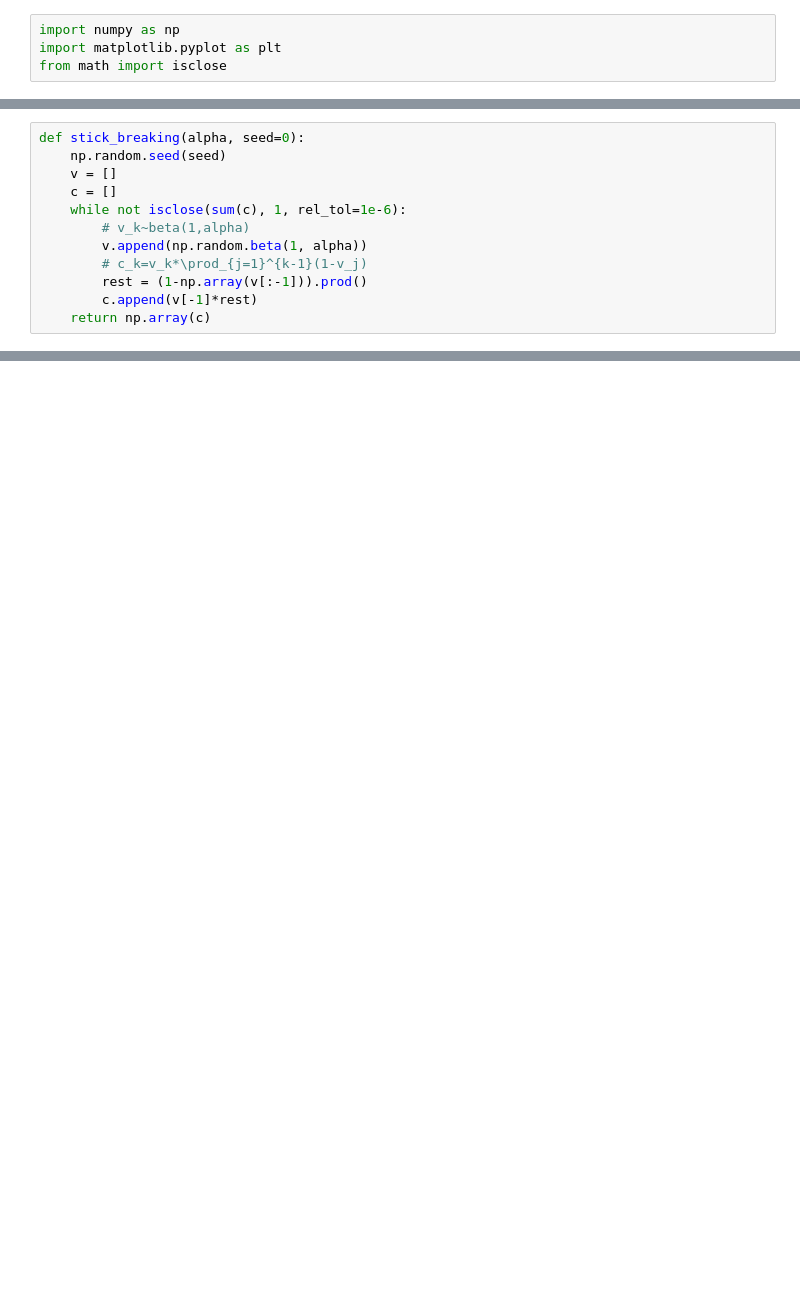
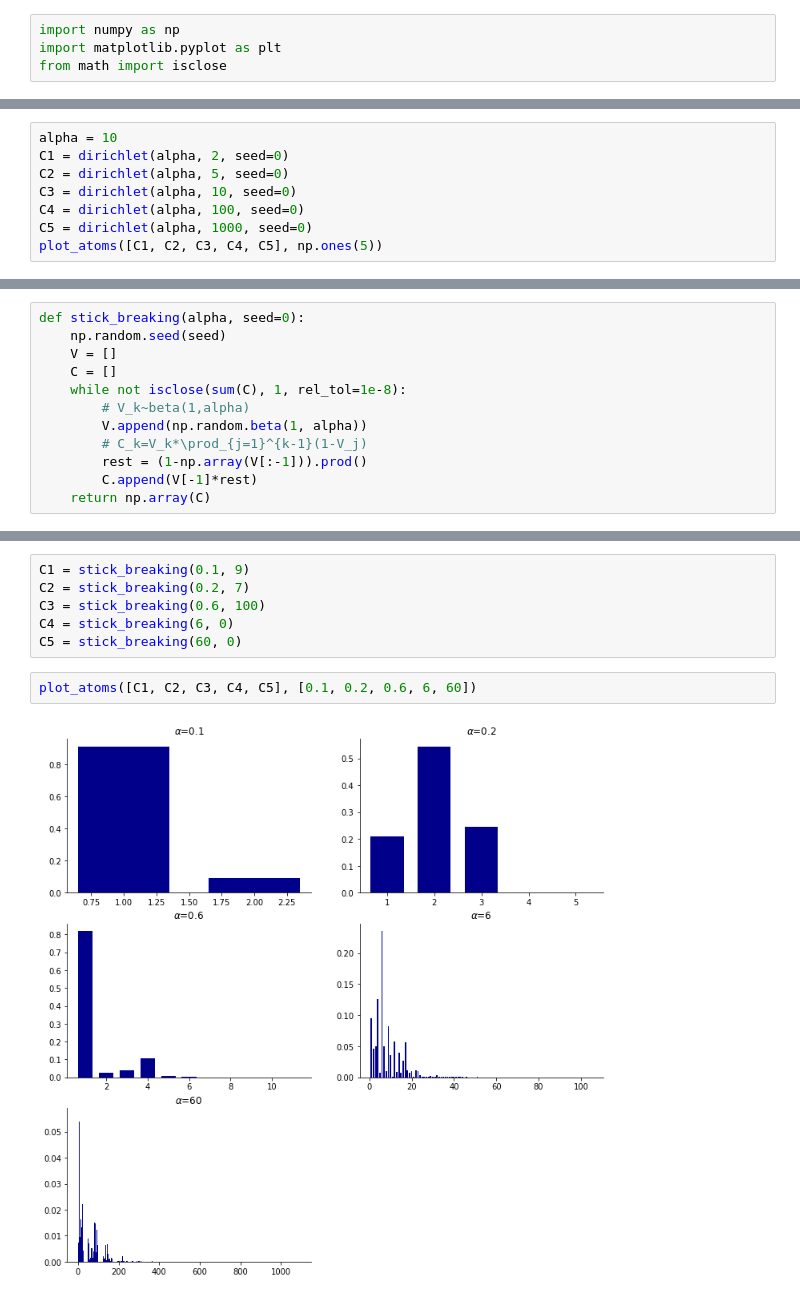
Before and after one commit to dgarridoa/aml, a Jupyter notebook: Dirichlet_Process.ipynb, the cells around one changed output, grey strips where cells are left out. Cells and saved outputs as stored; diff of their text form; blank space fills up the shorter version.

```diff
--- a/Dirichlet_Process.ipynb
+++ b/Dirichlet_Process.ipynb
@@ -22,0 +188,8 @@ from math import isclose
+# %%
+alpha = 10
+C1 = dirichlet(alpha, 2, seed=0)
+C2 = dirichlet(alpha, 5, seed=0)
+C3 = dirichlet(alpha, 10, seed=0)
+C4 = dirichlet(alpha, 100, seed=0)
+C5 = dirichlet(alpha, 1000, seed=0)
+plot_atoms([C1, C2, C3, C4, C5], np.ones(5))
@@ -23,12 +210,12 @@ from math import isclose
 # %%
 def stick_breaking(alpha, seed=0):
     np.random.seed(seed)
-    v = []
-    c = []
-    while not isclose(sum(c), 1, rel_tol=1e-6):
-        # v_k~beta(1,alpha)
-        v.append(np.random.beta(1, alpha))
-        # c_k=v_k*\prod_{j=1}^{k-1}(1-v_j)
-        rest = (1-np.array(v[:-1])).prod()
-        c.append(v[-1]*rest)
-    return np.array(c)
+    V = []
+    C = []
+    while not isclose(sum(C), 1, rel_tol=1e-8):
+        # V_k~beta(1,alpha)
+        V.append(np.random.beta(1, alpha))
+        # C_k=V_k*\prod_{j=1}^{k-1}(1-V_j)
+        rest = (1-np.array(V[:-1])).prod()
+        C.append(V[-1]*rest)
+    return np.array(C)
@@ -67,0 +222,10 @@ plt.show()
+# %%
+C1 = stick_breaking(0.1, 9)
+C2 = stick_breaking(0.2, 7)
+C3 = stick_breaking(0.6, 100)
+C4 = stick_breaking(6, 0)
+C5 = stick_breaking(60, 0)
+# %%
+plot_atoms([C1, C2, C3, C4, C5], [0.1, 0.2, 0.6, 6, 60])
+# %% [output]
+[figure, added]
```
Also changed, not shown: parts of 27 cells of this notebook, 1 other file.
